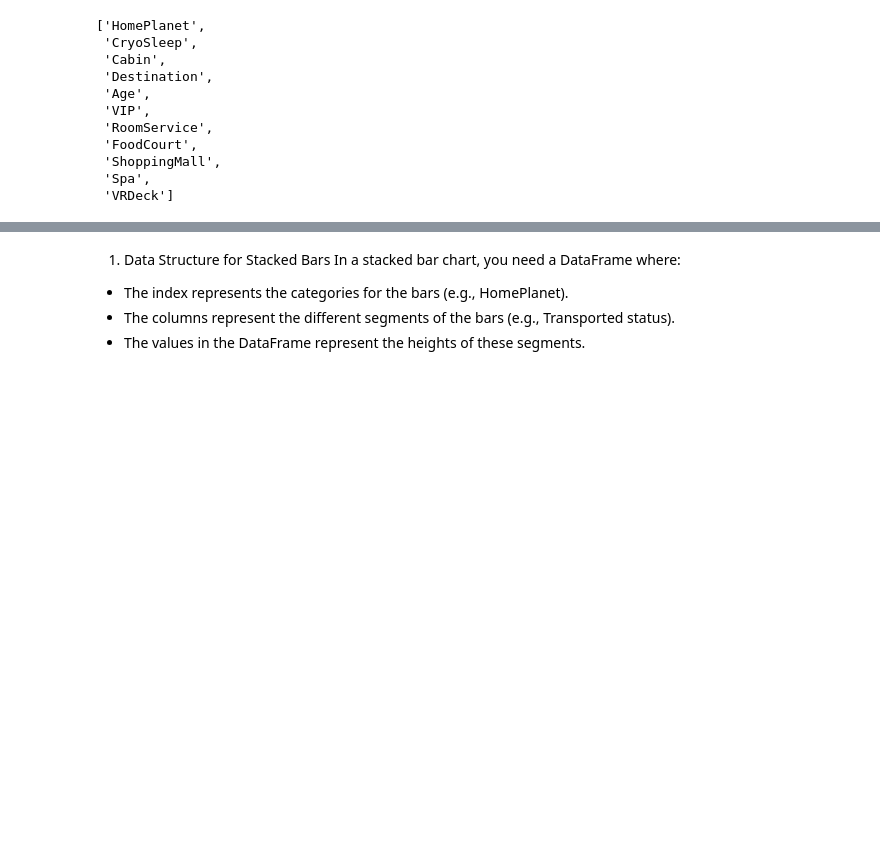
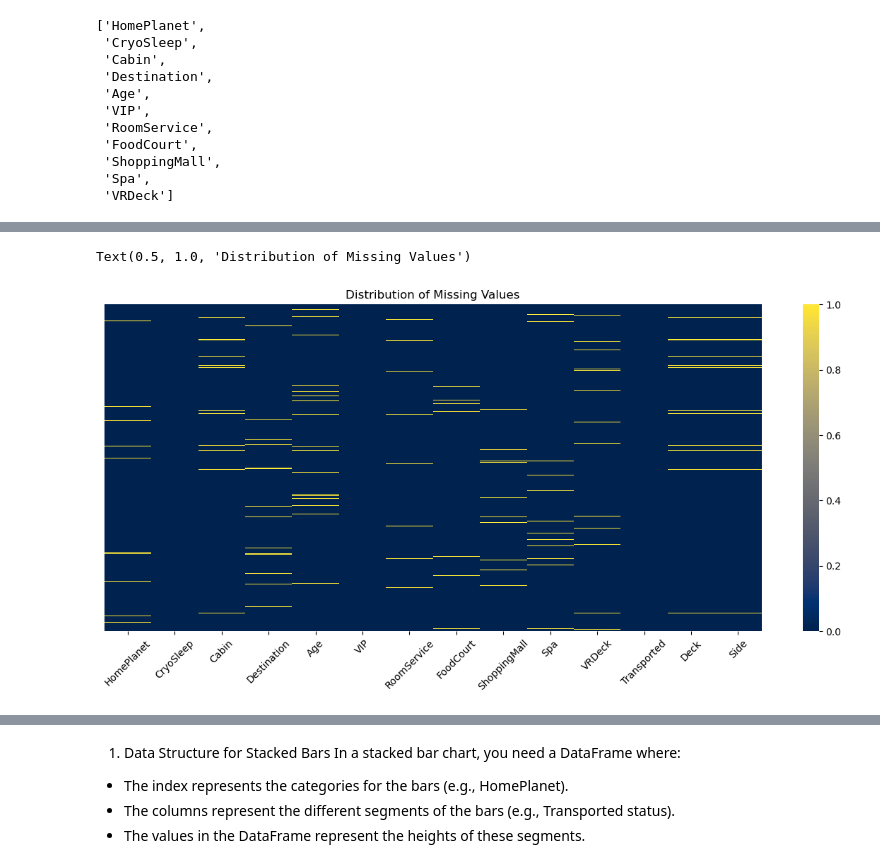
Before and after one commit to ezishr/spaceship-titanic, a Jupyter notebook: eda.ipynb, the cells around one changed output, grey strips where cells are left out. Saved outputs shown, nothing was run; the diff lists cells and outputs as text; code cells hidden in the pictures; blank space fills up the shorter version.

```diff
--- a/eda.ipynb
+++ b/eda.ipynb
@@ -100,2 +95,4 @@ VIP: [False True nan]
 # %%
+# Split cabin structure
+df['Deck'] = df['Cabin'].str.split('/').str[0]
 df['Side'] = df['Cabin'].str.split('/').str[-1]
@@ -127,0 +99,12 @@ home_transported
+# %%
+# Select columns based on dtypes
+df['Deck'] = df['Cabin'].str.split('/').str[0] # Split cabin structure
+bool_cols = ['CryoSleep', 'Transported','VIP']
+df[bool_cols] = df[bool_cols].astype(bool)
+df[bool_cols] = df[bool_cols].astype(int)
+object_cols = df.select_dtypes(include='object').columns.tolist()
+num_cols = df.select_dtypes(exclude='object').columns.tolist()
+for col in object_cols:
+    print(f'Unique values of {col}: {df[col].unique()}')
+print('\n')
+print(f'Boolean columns: {bool_cols}\nCategory columns: {object_cols}\nNumerical columns:{num_cols}')
@@ -144,0 +173,8 @@ home_transported_pivot
+# %%
+plt.figure(figsize=(15,6))
+ax = sns.heatmap(data=df.reset_index().drop('PassengerId', axis=1).isnull(), cbar=True, cmap='cividis', yticklabels=False)
+plt.xticks(rotation=45)
+plt.title('Distribution of Missing Values')
+# %% [output]
+Text(0.5, 1.0, 'Distribution of Missing Values')
+[figure, added]
```
Also changed, not shown: parts of 28 cells of this notebook.
